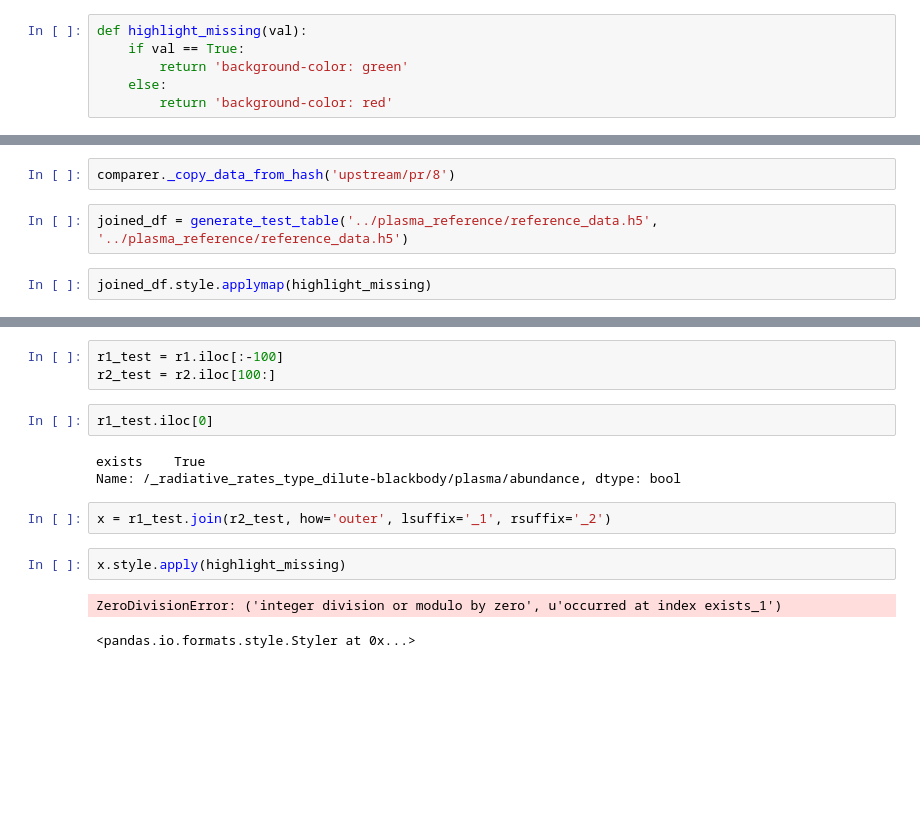
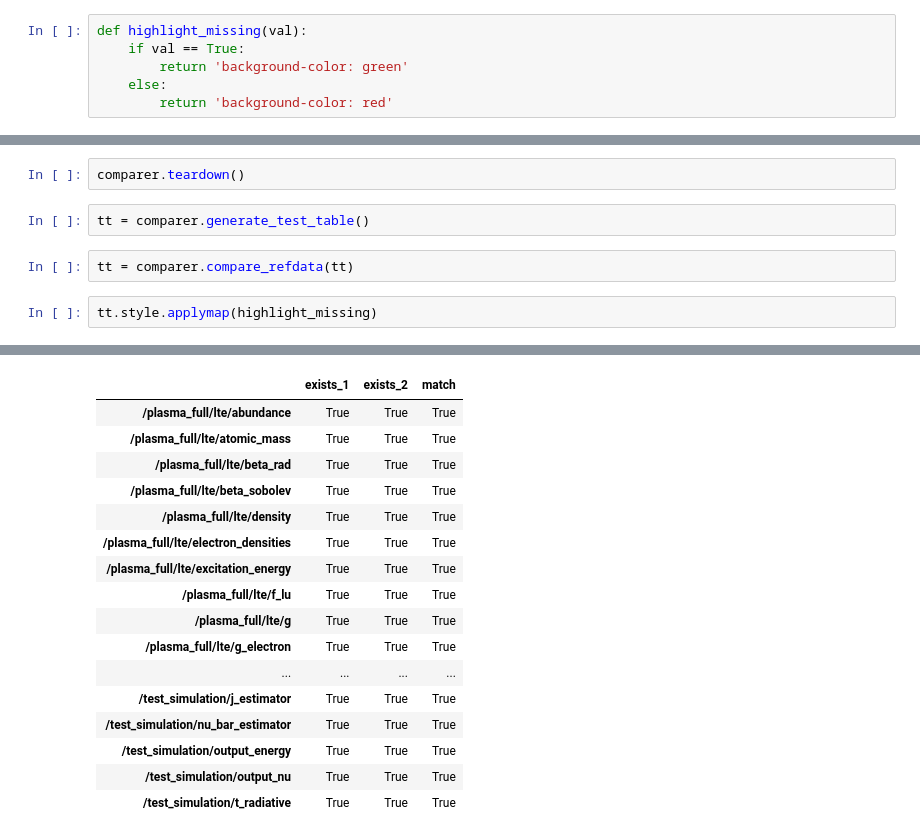
Before and after one commit to tardis-sn/tardis-refdata, a Jupyter notebook: notebooks/ref_data_compare.ipynb, the cells around one changed output, grey strips where cells are left out. Cells and saved outputs as stored; diff of their text form; blank space fills up the shorter version.

Commit message:
update notebook to compare data

```diff
--- a/notebooks/ref_data_compare.ipynb
+++ b/notebooks/ref_data_compare.ipynb
@@ -73,7 +111,9 @@ Created temporary directory at /var/folders/cn/p885gl514_v90bwv3y7q5twr0000gp/T/
-# %%
-comparer._copy_data_from_hash('upstream/pr/8')
-# %%
-joined_df = generate_test_table('../plasma_reference/reference_data.h5', '../plasma_reference/reference_data.h5')
+# %%
+comparer.teardown()
+# %%
+tt = comparer.generate_test_table()
+# %%
+tt = comparer.compare_refdata(tt)
 # %%
-joined_df.style.applymap(highlight_missing)
+tt.style.applymap(highlight_missing)
 # %% [output]
@@ -81,15 +120,17 @@ joined_df.style.applymap(highlight_missing)
+|  | exists_1 | exists_2 | match |
+| /plasma_full/lte/abundance | True | True | True |
+| /plasma_full/lte/atomic_mass | True | True | True |
+| /plasma_full/lte/beta_rad | True | True | True |
+| /plasma_full/lte/beta_sobolev | True | True | True |
+| /plasma_full/lte/density | True | True | True |
+| /plasma_full/lte/electron_densities | True | True | True |
+| /plasma_full/lte/excitation_energy | True | True | True |
+| /plasma_full/lte/f_lu | True | True | True |
+| /plasma_full/lte/g | True | True | True |
+| /plasma_full/lte/g_electron | True | True | True |
+| ... | ... | ... | ... |
+| /test_simulation/j_estimator | True | True | True |
+| /test_simulation/nu_bar_estimator | True | True | True |
+| /test_simulation/output_energy | True | True | True |
+| /test_simulation/output_nu | True | True | True |
+| /test_simulation/t_radiative | True | True | True |
-# %%
-r1_test = r1.iloc[:-100]
-r2_test = r2.iloc[100:]
-# %%
-r1_test.iloc[0]
-# %% [output]
-exists    True
-Name: /_radiative_rates_type_dilute-blackbody/plasma/abundance, dtype: bool
-# %%
-x = r1_test.join(r2_test, how='outer', lsuffix='_1', rsuffix='_2')
-# %%
-x.style.apply(highlight_missing)
-# %% [output]
-ZeroDivisionError: ('integer division or modulo by zero', u'occurred at index exists_1')
-<pandas.io.formats.style.Styler at 0x...>
```
Also changed, not shown: parts of 6 cells of this notebook.
